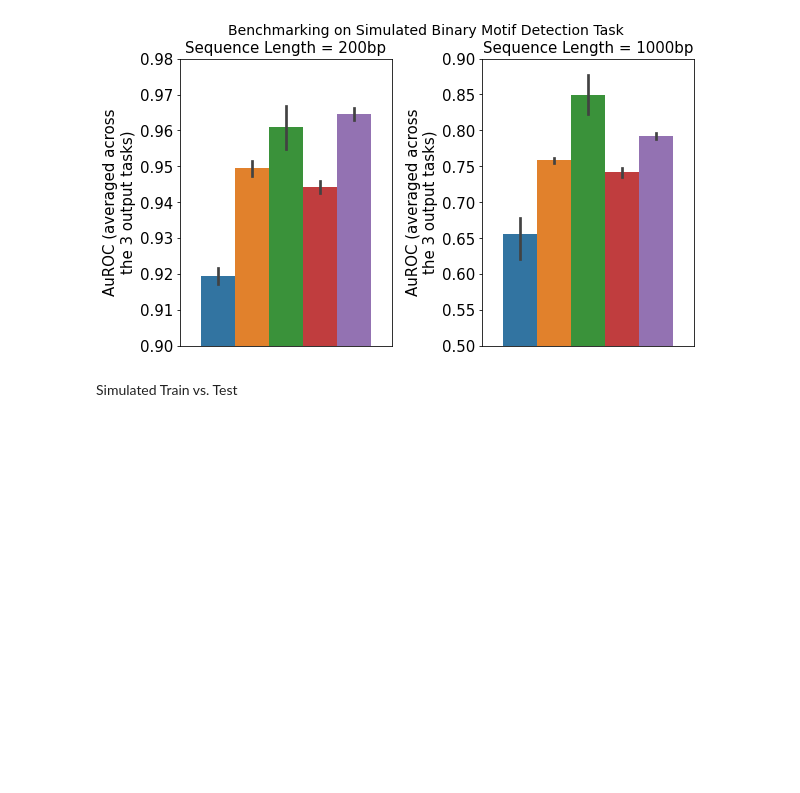
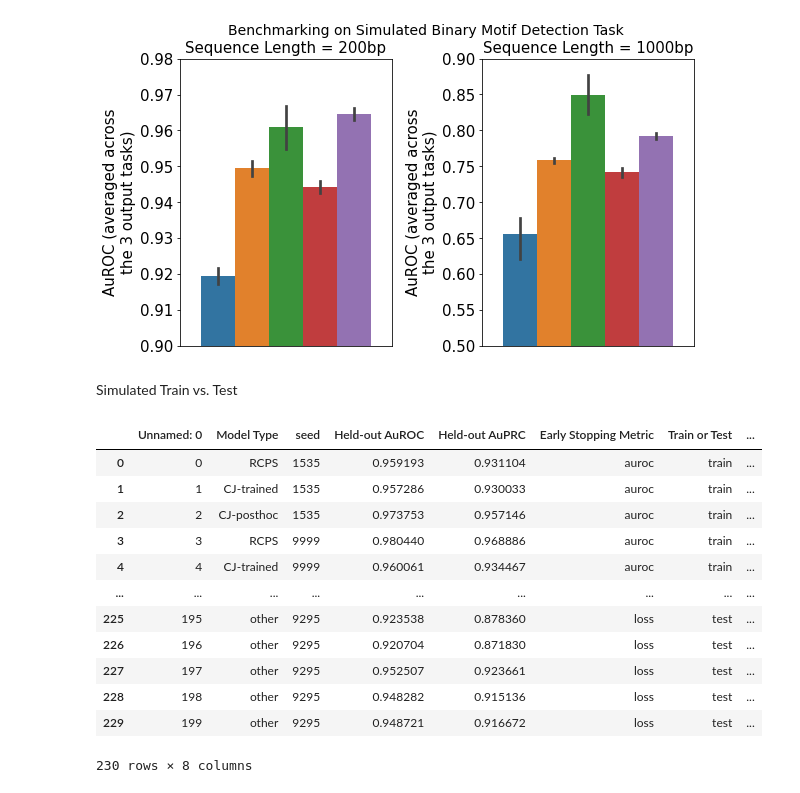
Before and after one commit to hannahgz/BenchmarkRCStrategies, a Jupyter notebook: FigGenNew.ipynb, the cells around one changed output. Drawn from its saved outputs; the diff is of its cells as text; code cells hidden in the pictures; blank space fills up the shorter version.

```diff
--- a/FigGenNew.ipynb
+++ b/FigGenNew.ipynb
@@ -944,3 +944,19 @@ def plot_sim_figures_train_test(datasetname, pddataframe, y, ylim):
     plt.title("Sequence Length = 1000bp")
 
   plt.ylabel("AuROC (averaged across\nthe 3 output tasks)")
+# %%
+sim_train_test_200
+# %% [output]
+|  | Unnamed: 0 | Model Type | seed | Held-out AuROC | Held-out AuPRC | Early Stopping Metric | Train or Test | ... |
+| 0 | 0 | RCPS | 1535 | 0.959193 | 0.931104 | auroc | train | ... |
+| 1 | 1 | CJ-trained | 1535 | 0.957286 | 0.930033 | auroc | train | ... |
+| 2 | 2 | CJ-posthoc | 1535 | 0.973753 | 0.957146 | auroc | train | ... |
+| 3 | 3 | RCPS | 9999 | 0.980440 | 0.968886 | auroc | train | ... |
+| 4 | 4 | CJ-trained | 9999 | 0.960061 | 0.934467 | auroc | train | ... |
+| ... | ... | ... | ... | ... | ... | ... | ... | ... |
+| 225 | 195 | other | 9295 | 0.923538 | 0.878360 | loss | test | ... |
+| 226 | 196 | other | 9295 | 0.920704 | 0.871830 | loss | test | ... |
+| 227 | 197 | other | 9295 | 0.952507 | 0.923661 | loss | test | ... |
+| 228 | 198 | other | 9295 | 0.948282 | 0.915136 | loss | test | ... |
+| 229 | 199 | other | 9295 | 0.948721 | 0.916672 | loss | test | ... |
+230 rows × 8 columns
```
Also changed, not shown: parts of 4 cells of this notebook.
